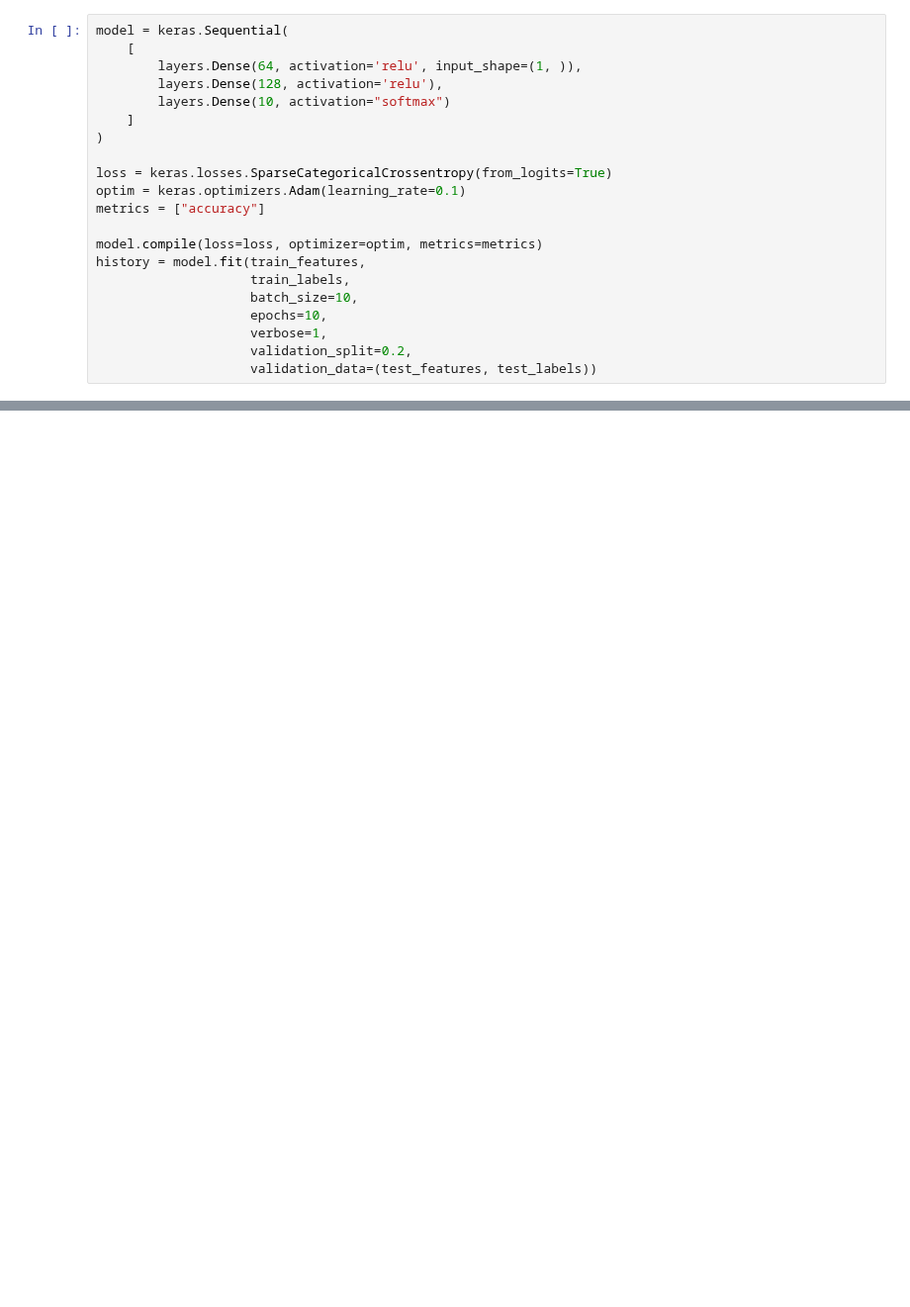
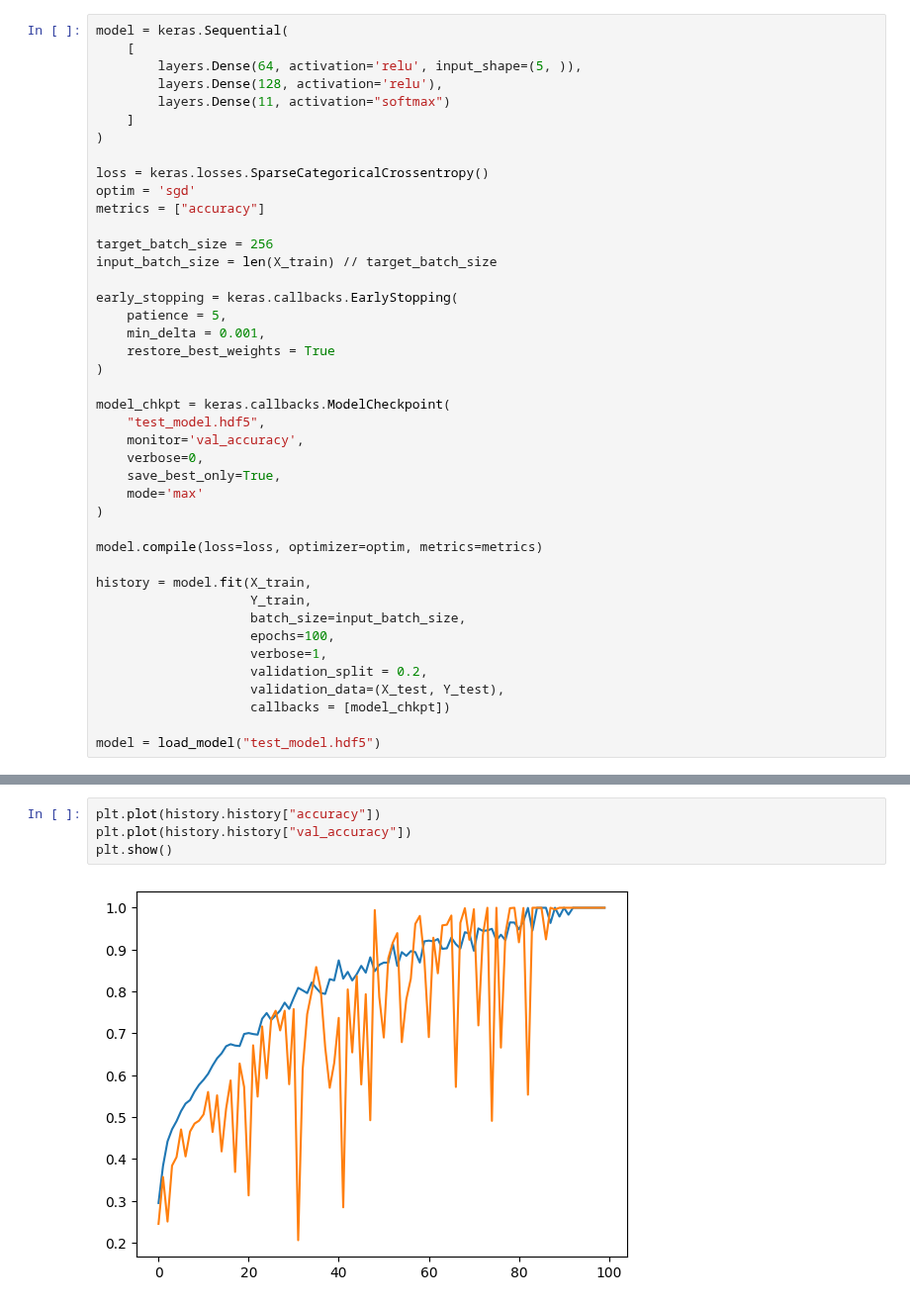
Before and after one commit to alaricespina/Thesis-Repository, a Jupyter notebook: Neural Network FIles/ClassificationAI.ipynb, the cells around one changed output, grey strips where cells are left out. Shown at 99% size. Saved outputs shown, nothing was run; the diff lists cells and outputs as text; blank space fills up the shorter version.

Commit message:
Ready for optimization

```diff
--- a/Neural Network FIles/ClassificationAI.ipynb
+++ b/Neural Network FIles/ClassificationAI.ipynb
@@ -35,22 +71,43 @@ test_labels = test_features.pop("Output")
 # %%
 model = keras.Sequential(
     [
-        layers.Dense(64, activation='relu', input_shape=(1, )),
+        layers.Dense(64, activation='relu', input_shape=(5, )),
         layers.Dense(128, activation='relu'),
-        layers.Dense(10, activation="softmax")
+        layers.Dense(11, activation="softmax")
     ]
 )
 
-loss = keras.losses.SparseCategoricalCrossentropy(from_logits=True)
-optim = keras.optimizers.Adam(learning_rate=0.1)
+loss = keras.losses.SparseCategoricalCrossentropy()
+optim = 'sgd'
 metrics = ["accuracy"]
 
+target_batch_size = 256
+input_batch_size = len(X_train) // target_batch_size
+
+early_stopping = keras.callbacks.EarlyStopping(
+    patience = 5,
+    min_delta = 0.001,
+    restore_best_weights = True
+)
+
+model_chkpt = keras.callbacks.ModelCheckpoint(
+    "test_model.hdf5",
+    monitor='val_accuracy',
+    verbose=0,
+    save_best_only=True,
+    mode='max'
+)
+
 model.compile(loss=loss, optimizer=optim, metrics=metrics)
-history = model.fit(train_features,
-                    train_labels,
-                    batch_size=10,
-                    epochs=10,
+
+history = model.fit(X_train,
+                    Y_train,
+                    batch_size=input_batch_size,
+                    epochs=100,
                     verbose=1,
-                    validation_split=0.2,
-                    validation_data=(test_features, test_labels))
+                    validation_split = 0.2,
+                    validation_data=(X_test, Y_test),
+                    callbacks = [model_chkpt])
+
+model = load_model("test_model.hdf5")
 # %% [output]
@@ -80,0 +131,6 @@ history
+# %%
+plt.plot(history.history["accuracy"])
+plt.plot(history.history["val_accuracy"])
+plt.show()
+# %% [output]
+[figure, added]
```
Also changed, not shown: parts of 13 cells of this notebook, 7 other files.
